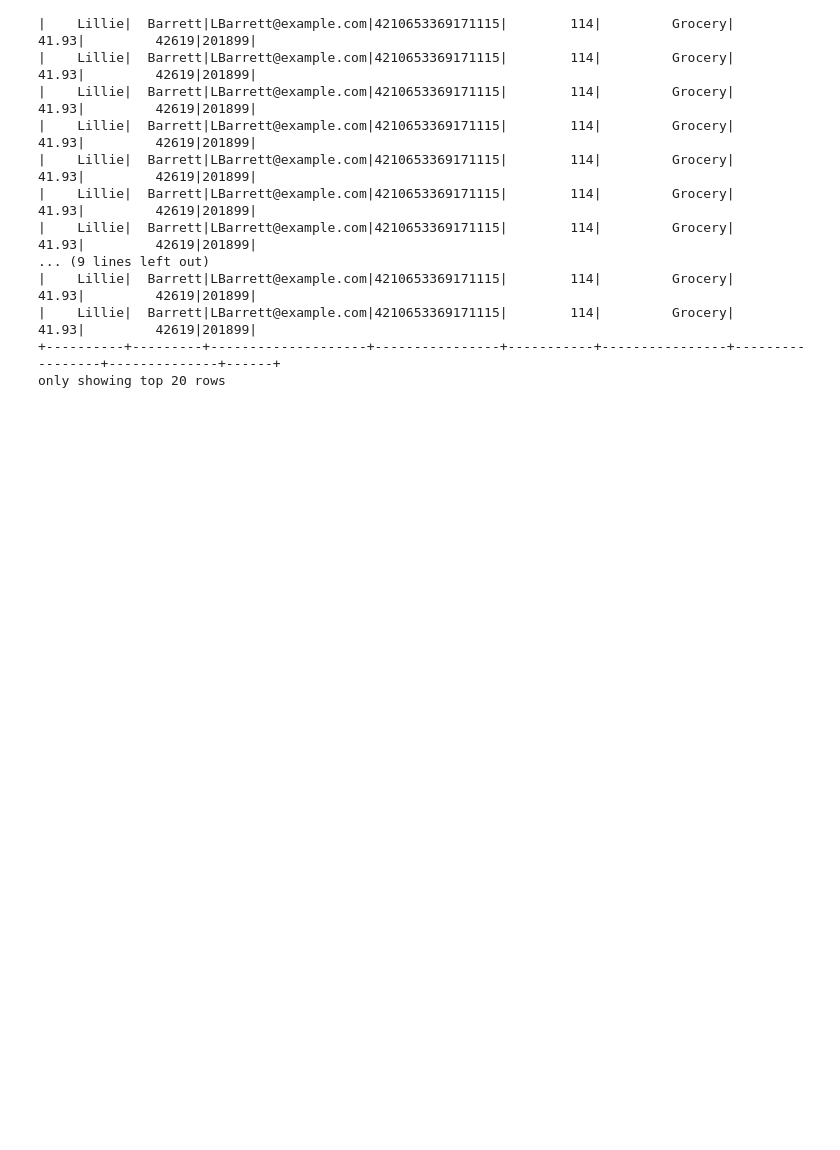
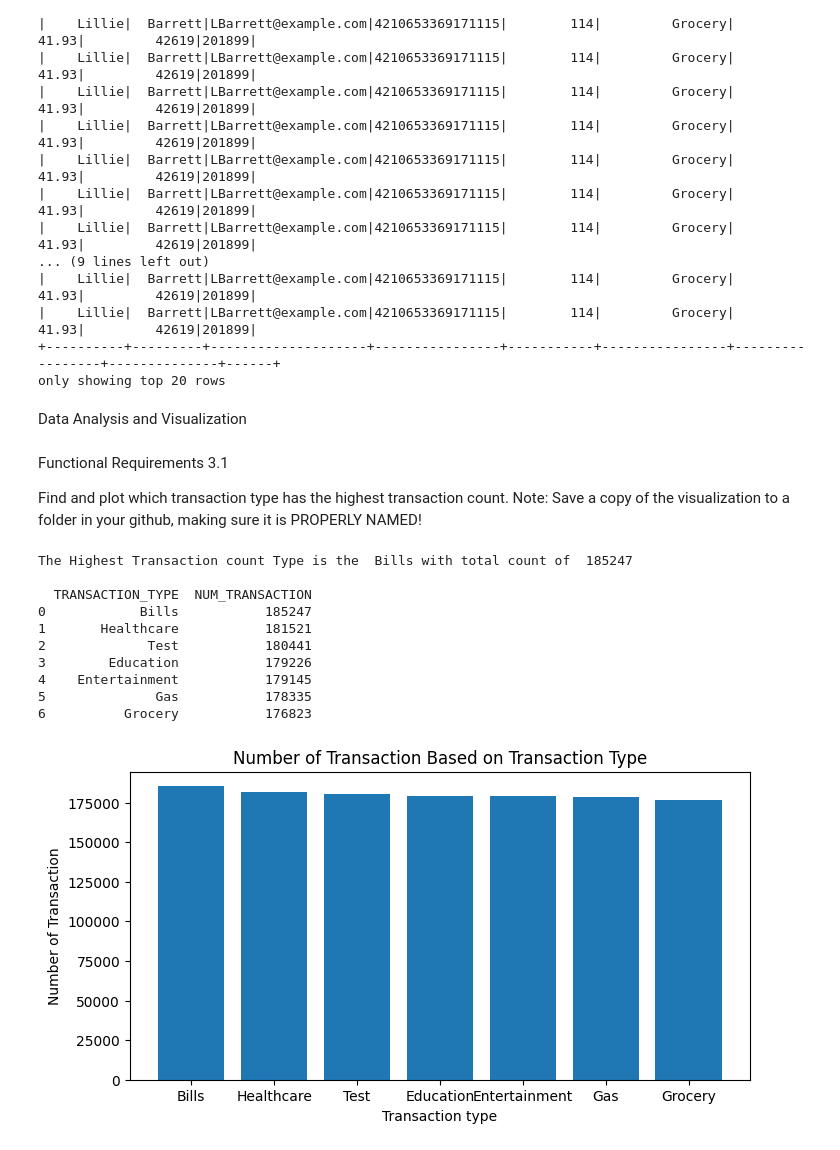
Before and after one commit to kidistG/CAPSTONE-Data-Engineering, a Jupyter notebook: Capstone_Project_Data_Engineering.ipynb, the cells around one changed output. Drawn from its saved outputs; the diff is of its cells as text; code cells hidden in the pictures; blank space fills up the shorter version.

Commit message:
Data Analysis and visualization
Loan data loaded on the creditcard_capston Database
Data analysis and visualization is done  for the both credit card and loan application

```diff
--- a/Capstone_Project_Data_Engineering.ipynb
+++ b/Capstone_Project_Data_Engineering.ipynb
@@ -723,3 +744,64 @@ transaction_twoDates()
 |    Lillie|  Barrett|LBarrett@example.com|4210653369171115|        114|         Grocery|            41.93|         42619|201899|
 +----------+---------+--------------------+----------------+-----------+----------------+-----------------+--------------+------+
 only showing top 20 rows
+# %% [markdown]
+Data Analysis and Visualization
+# %% [markdown]
+Functional Requirements 3.1
+
+Find and plot which transaction type has the highest transaction count.
+Note: Save a copy of the visualization to a folder in your github, making sure it is PROPERLY NAMED!
+# %%
+
+
+def highest_TRANSACTION_TYPE():
+
+    conn = mydbconnection.connect(
+                    host = 'localhost',
+                    database='creditcard_capstone',
+                    user = mysqlSecrets.mysql_username,
+                    password = mysqlSecrets.mysql_password
+        )
+
+    mycursor = conn.cursor()
+
+    sql = f"select TRANSACTION_TYPE, count(*) as NUM_TRANSACTION\
+    from cdw_sapp_credit_card \
+    group by TRANSACTION_TYPE ORDER BY NUM_TRANSACTION DESC"
+
+
+    try:
+        mycursor.execute(sql)
+
+
+    except:
+        conn.rollback()
+
+
+    highest = mycursor.fetchall()
+     # create DataFrame using data
+    df = pd.DataFrame(highest, columns =['TRANSACTION_TYPE', 'NUM_TRANSACTION'])
+
+    fig = plt.figure(figsize =(8, 4))
+    print( "The Highest Transaction count Type is the ", df["TRANSACTION_TYPE"][0], "with total count of ", df["NUM_TRANSACTION"][0], "\n")
+
+    plt.bar(df["TRANSACTION_TYPE"], df["NUM_TRANSACTION"])
+    plt.xlabel("Transaction type")
+    plt.ylabel("Number of Transaction")
+    plt.title("Number of Transaction Based on Transaction Type")
+    print(df)
+    mycursor.close()
+    conn.close()
+highest_TRANSACTION_TYPE()
+# %% [output]
+The Highest Transaction count Type is the  Bills with total count of  185247
+
+  TRANSACTION_TYPE  NUM_TRANSACTION
+0            Bills           185247
+1       Healthcare           181521
+2             Test           180441
+3        Education           179226
+4    Entertainment           179145
+5              Gas           178335
+6          Grocery           176823
+[figure, added]
```
Also changed, not shown: parts of 41 cells of this notebook, 11 other files.
